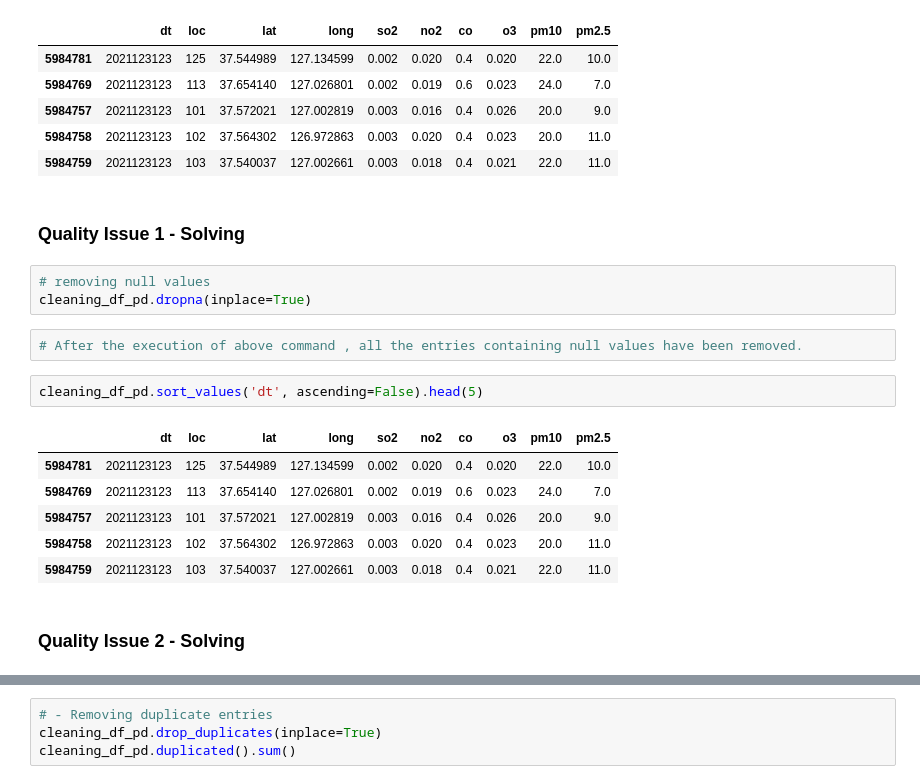
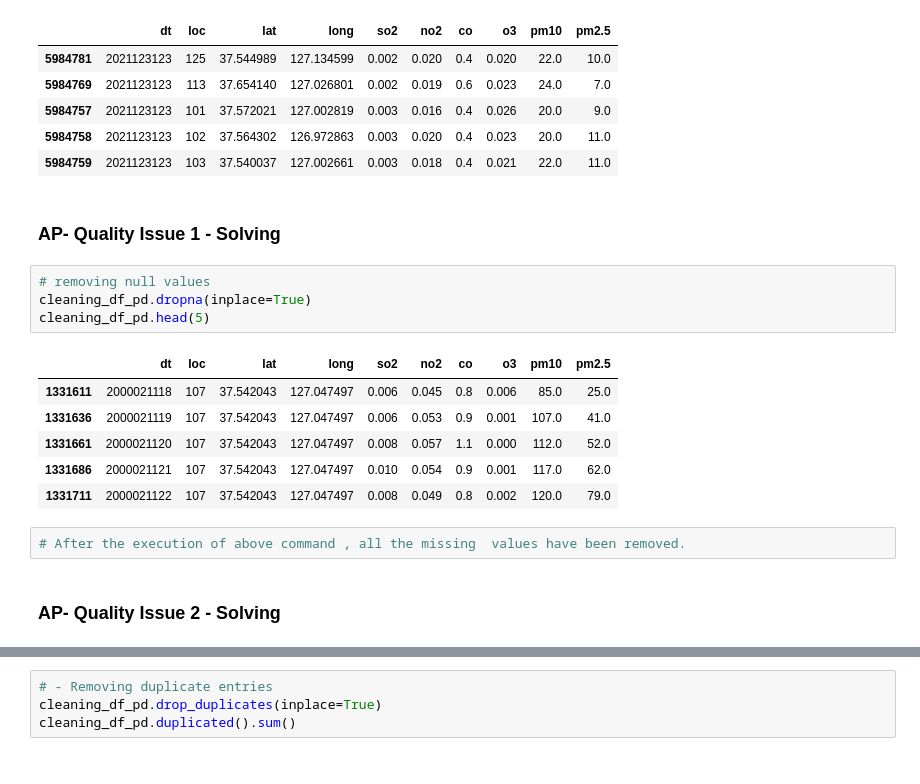
Before and after one commit to kamranalisays/DataAnalyst, a Jupyter notebook: DataWranglingProject/data_wrangling_project_starter.ipynb, the cells around one changed output, grey strips where cells are left out. Cells and saved outputs as stored; diff of their text form.

```diff
--- a/DataWranglingProject/data_wrangling_project_starter.ipynb
+++ b/DataWranglingProject/data_wrangling_project_starter.ipynb
@@ -419,20 +451,19 @@ cleaning_df_pd.sort_values('dt', ascending=False).head(5)
 | 5984758 | 2021123123 | 102 | 37.564302 | 126.972863 | 0.003 | 0.020 | 0.4 | 0.023 | 20.0 | 11.0 |
 | 5984759 | 2021123123 | 103 | 37.540037 | 127.002661 | 0.003 | 0.018 | 0.4 | 0.021 | 22.0 | 11.0 |
 # %% [markdown]
-### Quality Issue 1 - Solving
+### AP- Quality Issue 1  - Solving
 # %%
 # removing null values
 cleaning_df_pd.dropna(inplace=True)
+cleaning_df_pd.head(5)
+# %% [output]
+|  | dt | loc | lat | long | so2 | no2 | co | o3 | pm10 | pm2.5 |
+| 1331611 | 2000021118 | 107 | 37.542043 | 127.047497 | 0.006 | 0.045 | 0.8 | 0.006 | 85.0 | 25.0 |
+| 1331636 | 2000021119 | 107 | 37.542043 | 127.047497 | 0.006 | 0.053 | 0.9 | 0.001 | 107.0 | 41.0 |
+| 1331661 | 2000021120 | 107 | 37.542043 | 127.047497 | 0.008 | 0.057 | 1.1 | 0.000 | 112.0 | 52.0 |
+| 1331686 | 2000021121 | 107 | 37.542043 | 127.047497 | 0.010 | 0.054 | 0.9 | 0.001 | 117.0 | 62.0 |
+| 1331711 | 2000021122 | 107 | 37.542043 | 127.047497 | 0.008 | 0.049 | 0.8 | 0.002 | 120.0 | 79.0 |
 # %%
-# After the execution of above command , all the entries containing null values have been removed.
+# After the execution of above command , all the missing  values have been removed.
-# %%
-cleaning_df_pd.sort_values('dt', ascending=False).head(5)
-# %% [output]
-|  | dt | loc | lat | long | so2 | no2 | co | o3 | pm10 | pm2.5 |
-| 5984781 | 2021123123 | 125 | 37.544989 | 127.134599 | 0.002 | 0.020 | 0.4 | 0.020 | 22.0 | 10.0 |
-| 5984769 | 2021123123 | 113 | 37.654140 | 127.026801 | 0.002 | 0.019 | 0.6 | 0.023 | 24.0 | 7.0 |
-| 5984757 | 2021123123 | 101 | 37.572021 | 127.002819 | 0.003 | 0.016 | 0.4 | 0.026 | 20.0 | 9.0 |
-| 5984758 | 2021123123 | 102 | 37.564302 | 126.972863 | 0.003 | 0.020 | 0.4 | 0.023 | 20.0 | 11.0 |
-| 5984759 | 2021123123 | 103 | 37.540037 | 127.002661 | 0.003 | 0.018 | 0.4 | 0.021 | 22.0 | 11.0 |
 # %% [markdown]
-### Quality Issue 2 - Solving
+### AP- Quality Issue 2  - Solving
```
Also changed, not shown: parts of 43 cells of this notebook.
